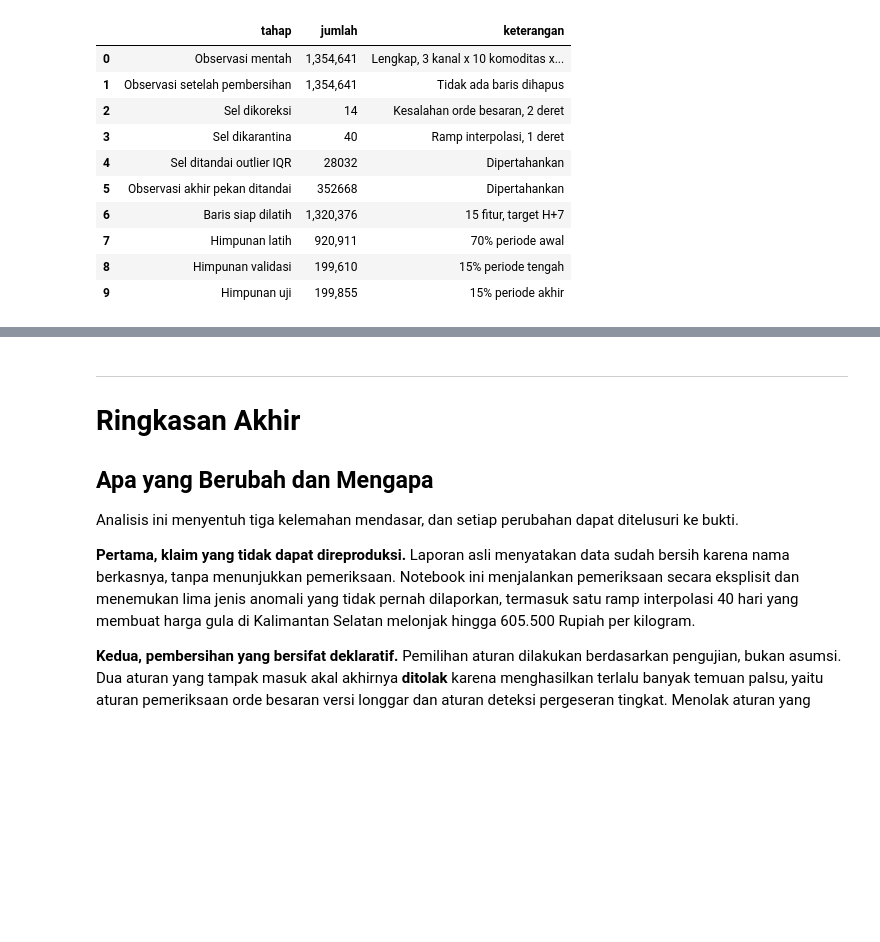
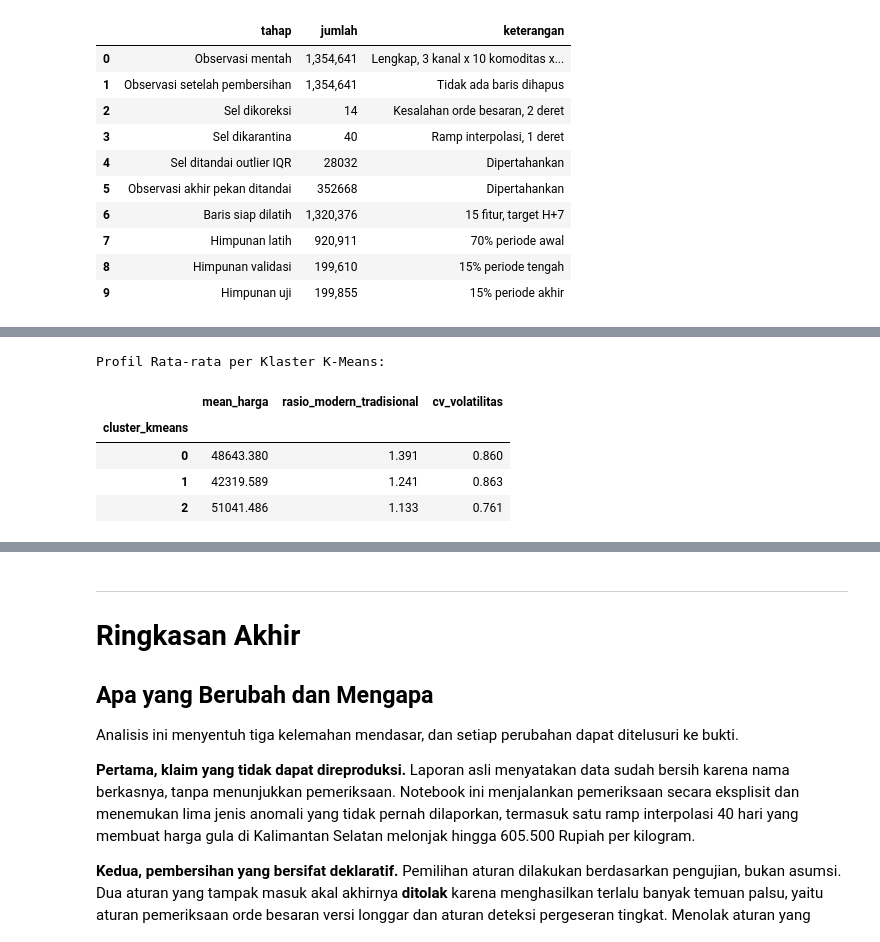
Before and after one commit to Abhiprayaa29/1_IFB_RestuBapak, a Jupyter notebook: Projek_Akhir_Data_Science.ipynb, the cells around one changed output, grey strips where cells are left out. Saved outputs shown, nothing was run; the diff lists cells and outputs as text; code cells hidden in the pictures; blank space fills up the shorter version.

```diff
--- a/Projek_Akhir_Data_Science.ipynb
+++ b/Projek_Akhir_Data_Science.ipynb
@@ -2512,0 +2525,74 @@ display(ringkas)
+# %%
+# F.2 Modul IV & Modul V: K-Means dan Hierarchical Clustering 34 Provinsi
+from sklearn.cluster import KMeans, AgglomerativeClustering
+from scipy.cluster.hierarchy import dendrogram, linkage
+from sklearn.metrics import silhouette_score
+
+# 1. Agregasi fitur spasial provinsi dari panel bersih
+piv_prov = panel.pivot_table(index="Provinsi", columns="Kanal_Pasar", values="Harga_bersih", aggfunc="mean")
+cv_prov = panel.groupby("Provinsi")["Harga_bersih"].apply(lambda x: x.std() / x.mean()).rename("cv_volatilitas")
+mean_prov = panel.groupby("Provinsi")["Harga_bersih"].mean().rename("mean_harga")
+
+prov_feat = pd.DataFrame(index=piv_prov.index)
+prov_feat["mean_harga"] = mean_prov
+prov_feat["harga_tradisional"] = piv_prov["pasar_tradisional"]
+prov_feat["harga_modern"] = piv_prov["pasar_modern"]
+prov_feat["rasio_modern_tradisional"] = piv_prov["pasar_modern"] / piv_prov["pasar_tradisional"]
+prov_feat["cv_volatilitas"] = cv_prov
+
+scaler_clust = StandardScaler()
+X_clust = scaler_clust.fit_transform(prov_feat)
+
+# 2. Penentuan k optimal dengan Elbow Method dan Silhouette Score (Modul IV)
+k_range = list(range(2, 7))
+inertias = []
+sil_scores = []
+for k in k_range:
+    km_test = KMeans(n_clusters=k, random_state=42, n_init=10)
+    km_test.fit(X_clust)
+    inertias.append(km_test.inertia_)
+    sil_scores.append(silhouette_score(X_clust, km_test.labels_))
+
+# Plot fig_f1_elbow_silhouette
+fig, ax1 = plt.subplots(figsize=(8, 4))
+ax2 = ax1.twinx()
+ax1.plot(k_range, inertias, "bo-", label="Inersia (Elbow)")
+ax2.plot(k_range, sil_scores, "rs--", label="Silhouette Score")
+ax1.set_xlabel("Jumlah Klaster (k)")
+ax1.set_ylabel("Inersia", color="b")
+ax2.set_ylabel("Silhouette Score", color="r")
+plt.title("Evaluasi Jumlah Klaster Optimal 34 Provinsi (K-Means)")
+fig.tight_layout()
+fig.savefig(FIG_DIR / "fig_f1_elbow_silhouette.png", dpi=300)
+plt.show()
+
+# 3. Fitting K-Means dengan k=3 optimal
+best_k = 3
+km_model = KMeans(n_clusters=best_k, random_state=42, n_init=10)
+prov_feat["cluster_kmeans"] = km_model.fit_predict(X_clust)
+
+# 4. Modul V: Hierarchical Clustering (Ward Linkage)
+Z = linkage(X_clust, method="ward")
+agg_model = AgglomerativeClustering(n_clusters=best_k, linkage="ward")
+prov_feat["cluster_hierarchical"] = agg_model.fit_predict(X_clust)
+
+# Plot fig_f2_dendrogram
+fig, ax = plt.subplots(figsize=(10, 6))
+dendrogram(Z, labels=prov_feat.index.tolist(), leaf_rotation=90, leaf_font_size=8, ax=ax)
+ax.set_title("Dendrogram Hierarchical Clustering 34 Provinsi (Ward Linkage)")
+ax.set_ylabel("Jarak Euclidean")
+fig.tight_layout()
+fig.savefig(FIG_DIR / "fig_f2_dendrogram_provinsi.png", dpi=300)
+plt.show()
+
+# Simpan tabel hasil klasterisasi provinsi
+prov_feat.to_csv(AUDIT_DIR / "clustering_provinsi.csv")
+print("Profil Rata-rata per Klaster K-Means:")
+display(prov_feat.groupby("cluster_kmeans")[["mean_harga", "rasio_modern_tradisional", "cv_volatilitas"]].mean().round(3))
+# %% [output]
+Profil Rata-rata per Klaster K-Means:
+|  | mean_harga | rasio_modern_tradisional | cv_volatilitas |
+| cluster_kmeans |  |  |  |
+| 0 | 48643.380 | 1.391 | 0.860 |
+| 1 | 42319.589 | 1.241 | 0.863 |
+| 2 | 51041.486 | 1.133 | 0.761 |
```
Also changed, not shown: parts of 14 cells of this notebook, 11 other files.
